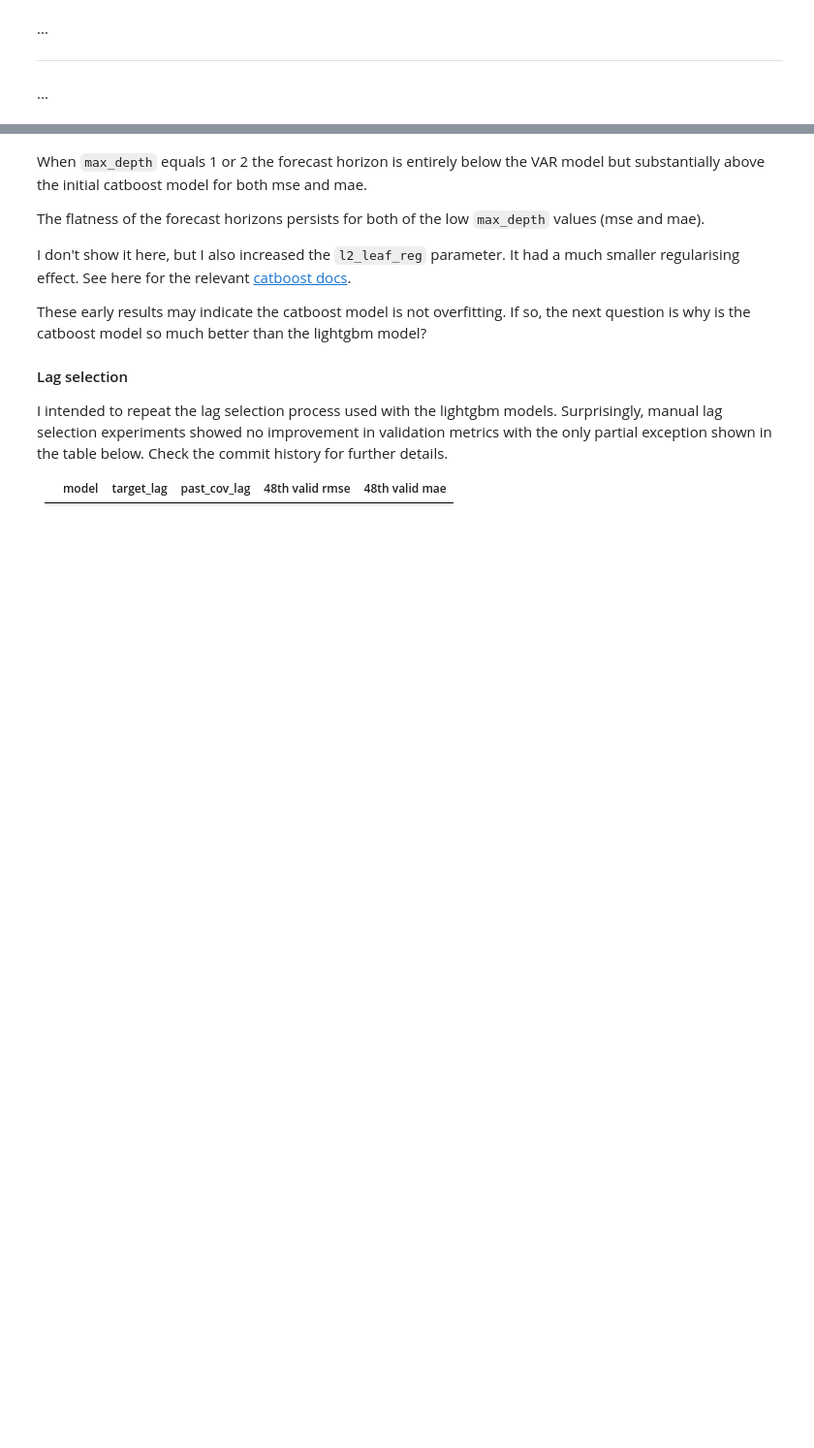
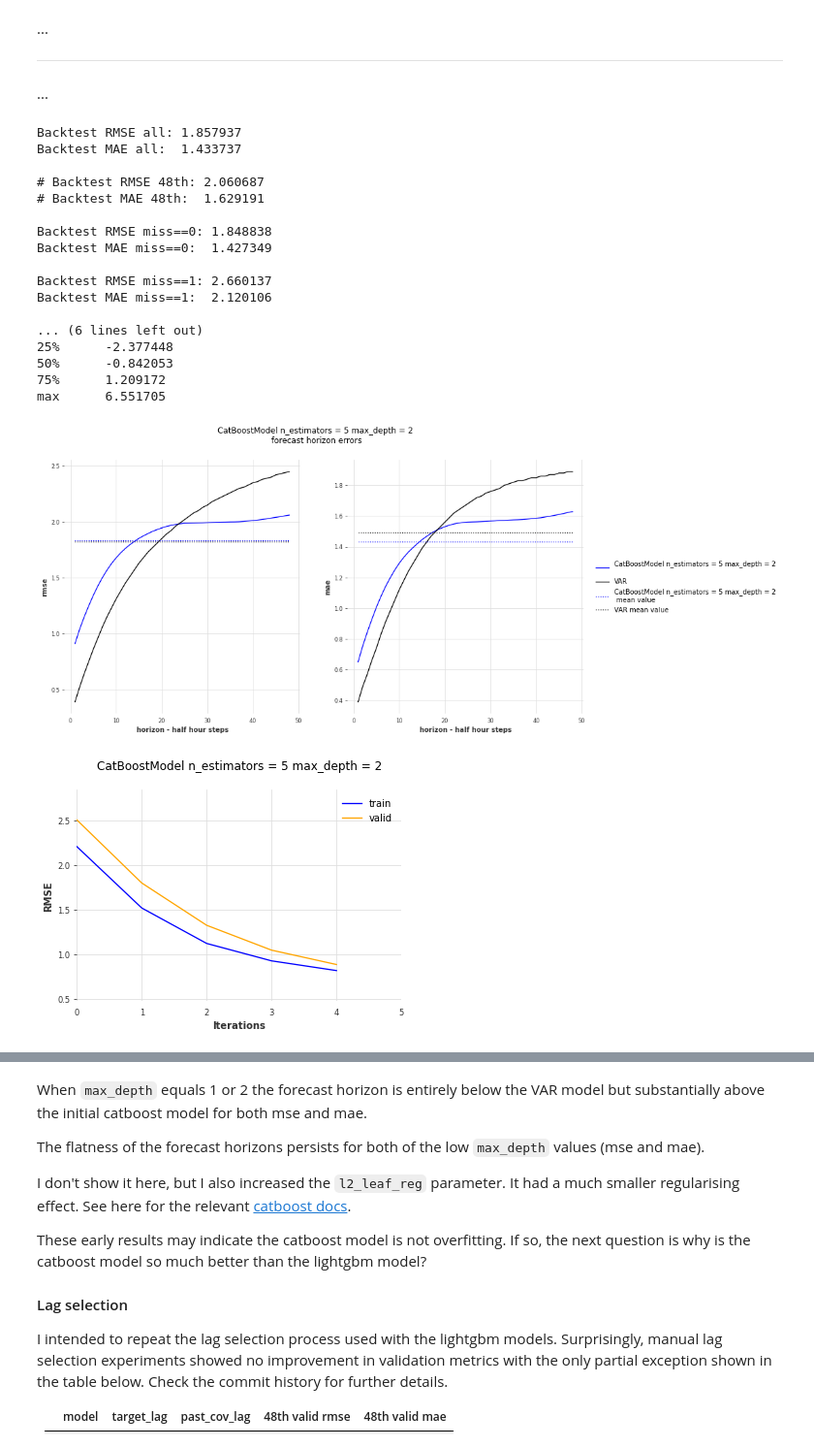
Before and after one commit to makeyourownmaker/CambridgeTemperatureNotebooks, a Jupyter notebook: notebooks/gradient_boosting.ipynb, the cells around one changed output, grey strips where cells are left out. Shown at 97% size. Drawn from its saved outputs; the diff is of its cells as text; code cells hidden in the pictures; blank space fills up the shorter version.

```diff
--- a/notebooks/gradient_boosting.ipynb
+++ b/notebooks/gradient_boosting.ipynb
@@ -2905,3 +2912,51 @@ max      4.660927
 ---
 
 ...
+# %%
+n_est = 5
+md    = 2
+
+model6 = CatBoostModel(lags = 1,
+                       lags_past_covariates = 1,
+                       n_estimators = n_est,
+                       max_depth    = md)
+
+model6.fit(series,
+           past_covariates = past_cov,
+           val_series = val_ser,
+           val_past_covariates = val_past_cov)
+backtest6 = model6.historical_forecasts(series = val_ser,
+                                        past_covariates = val_past_cov,
+                                        start   = 0.01,
+                                        retrain = False,
+                                        verbose = True,
+                                        forecast_horizon = HORIZON,
+                                        last_points_only = False)
+
+hist_comp6 = calculate_historic_comparison(backtest6, valid_df)
+summarise_hist_comp(hist_comp6, valid_df)
+title6 = 'CatBoostModel n_estimators = ' + str(n_est) + \
+         ' max_depth = ' + str(md) + '\n'
+plot_horizon_metrics(hist_comp6, title6)
+plot_learning_curve(model6, title6)
+plot_learning_curve(model6, title6, margin=0.05)
+# %% [output]
+Backtest RMSE all: 1.857937
+Backtest MAE all:  1.433737
+
+# Backtest RMSE 48th: 2.060687
+# Backtest MAE 48th:  1.629191
+
+Backtest RMSE miss==0: 1.848838
+Backtest MAE miss==0:  1.427349
+
+Backtest RMSE miss==1: 2.660137
+Backtest MAE miss==1:  2.120106
+
+... (6 lines left out)
+25%      -2.377448
+50%      -0.842053
+75%      1.209172
+max      6.551705
+[figure, added]
+[figure, added]
```
Also changed, not shown: parts of 21 cells of this notebook.
